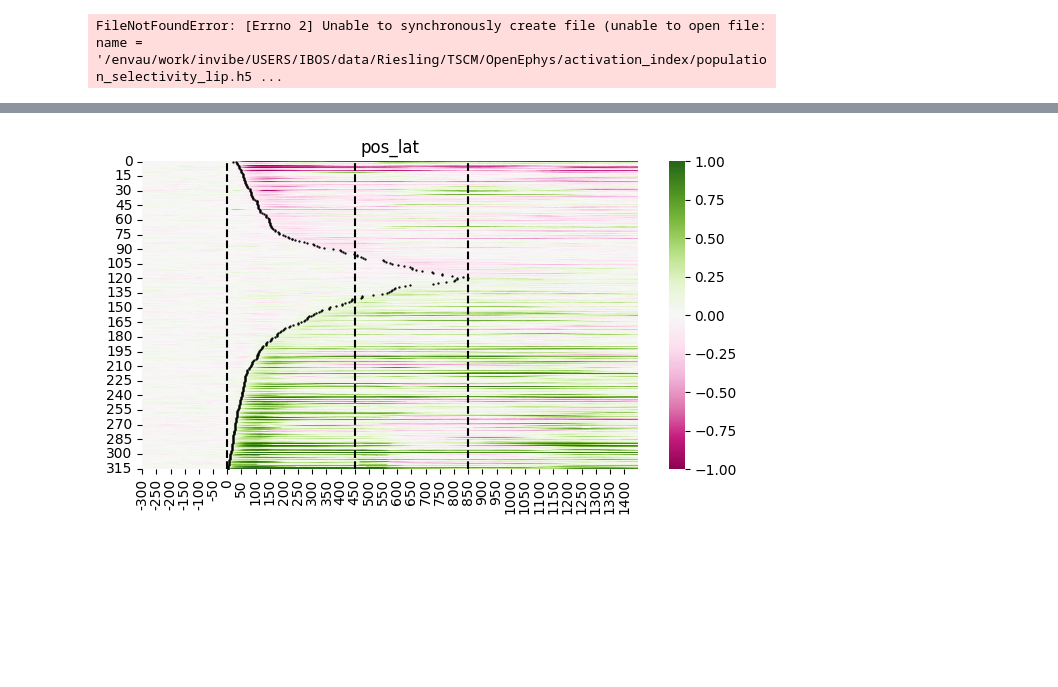
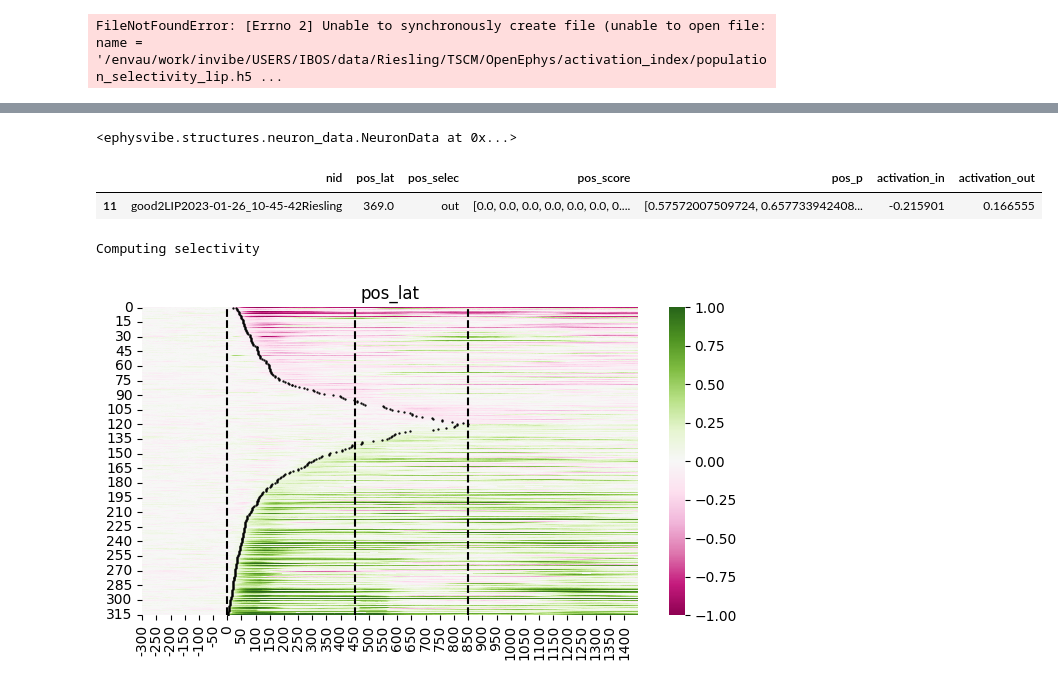
Before and after one commit to Ibos-lab/Users, a Jupyter notebook: losadac/data_stats/rf_position/activation_index.ipynb, the cells around one changed output, grey strips where cells are left out. Saved outputs shown, nothing was run; the diff lists cells and outputs as text; code cells hidden in the pictures; blank space fills up the shorter version.

```diff
--- a/losadac/data_stats/rf_position/activation_index.ipynb
+++ b/losadac/data_stats/rf_position/activation_index.ipynb
@@ -288,3 +336,19 @@ df_selectivity
+# %%
+neu
+# %% [output]
+<ephysvibe.structures.neuron_data.NeuronData at 0x...>
+# %%
+df_sel_op2[df_sel_op2['nid']=='good2LIP2023-01-26_10-45-42Riesling']
+# %% [output]
+|  | nid | pos_lat | pos_selec | pos_score | pos_p | activation_in | activation_out |
+| 11 | good2LIP2023-01-26_10-45-42Riesling | 369.0 | out | [0.0, 0.0, 0.0, 0.0, 0.0, 0.0, 0.... | [0.57572007509724, 0.657733942408... | -0.215901 | 0.166555 |
+# %%
+print("Computing selectivity")
+df_selectivity = population.execute_function(
+    get_selectivity_info, n_jobs=-1, ret_df=True
+)
+# %% [output]
+Computing selectivity
 # %%
 max_len=1750
 
```
Also changed, not shown: parts of 21 cells of this notebook, 4 other files.
